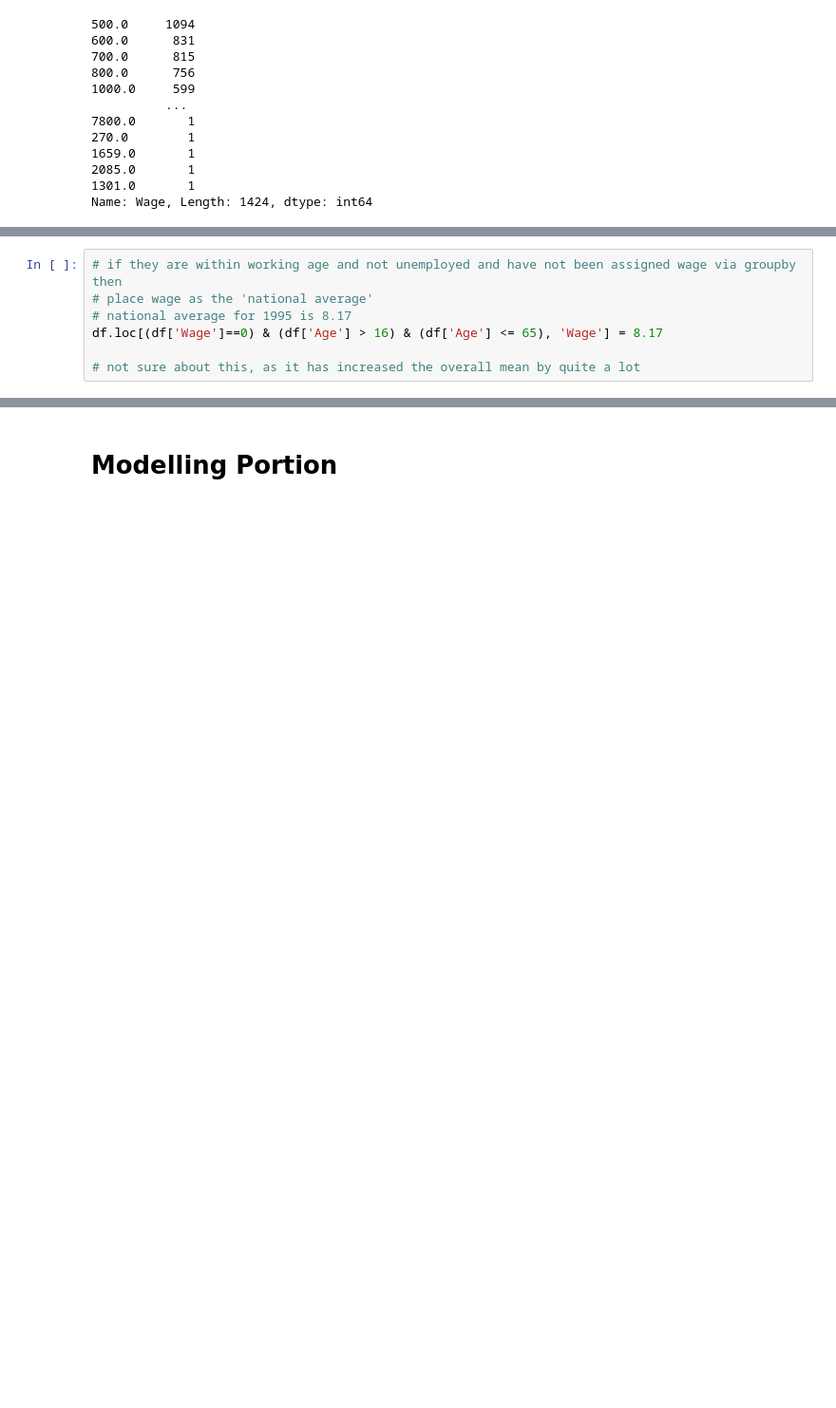
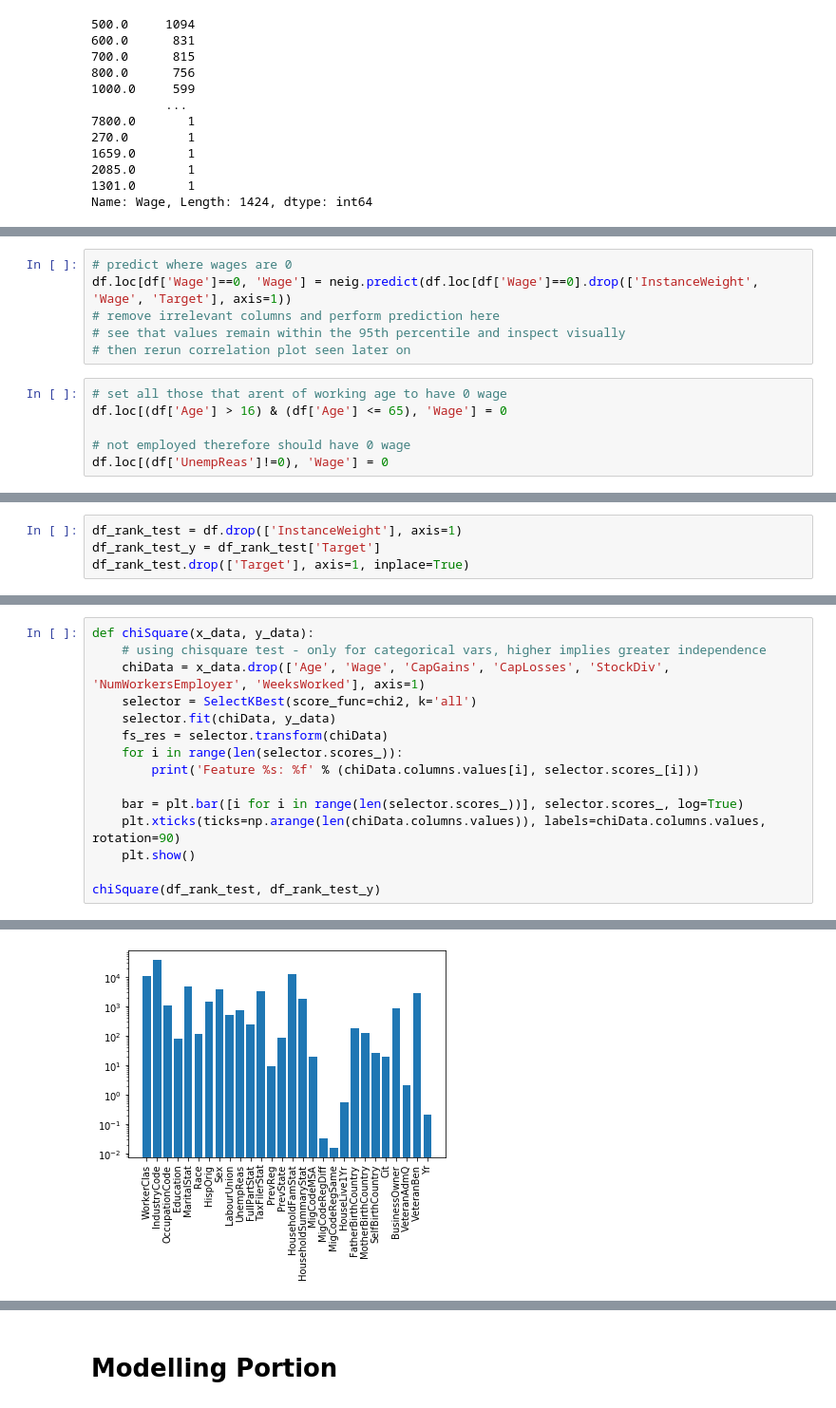
Before and after one commit to shaunmalti/Dataiku_Problem_2, a Jupyter notebook: Notebook.ipynb, the cells around one changed output, grey strips where cells are left out. Shown at 95% size. Cells and saved outputs as stored; diff of their text form; blank space fills up the shorter version.

Commit message:
wage changes

```diff
--- a/Notebook.ipynb
+++ b/Notebook.ipynb
@@ -687 +754,13 @@ df['Wage'] = df['Wage'].transform(lambda x: x.fillna(0))
+# %%
+# predict where wages are 0
+df.loc[df['Wage']==0, 'Wage'] = neig.predict(df.loc[df['Wage']==0].drop(['InstanceWeight', 'Wage', 'Target'], axis=1))
+# remove irrelevant columns and perform prediction here
+# see that values remain within the 95th percentile and inspect visually
+# then rerun correlation plot seen later on
+# %%
+# set all those that arent of working age to have 0 wage
+df.loc[(df['Age'] > 16) & (df['Age'] <= 65), 'Wage'] = 0
+
+# not employed therefore should have 0 wage
+df.loc[(df['UnempReas']!=0), 'Wage'] = 0
 # %%
@@ -703,10 +776,3 @@ df
-# %%
-# if they are within working age and not unemployed and have not been assigned wage via groupby then
-# place wage as the 'national average'
-# national average for 1995 is 8.17
-df.loc[(df['Wage']==0) & (df['Age'] > 16) & (df['Age'] <= 65), 'Wage'] = 8.17
-
-# not sure about this, as it has increased the overall mean by quite a lot
 # %%
 df_new_y = df['Target']
 df_new = df.drop(['Target', 'InstanceWeight'], axis=1)
@@ -732,0 +782,4 @@ Early stopping, best iteration is:
+# %%
+df_rank_test = df.drop(['InstanceWeight'], axis=1)
+df_rank_test_y = df_rank_test['Target']
+df_rank_test.drop(['Target'], axis=1, inplace=True)
@@ -732,0 +827,16 @@ Early stopping, best iteration is:
+# %%
+def chiSquare(x_data, y_data):
+    # using chisquare test - only for categorical vars, higher implies greater independence
+    chiData = x_data.drop(['Age', 'Wage', 'CapGains', 'CapLosses', 'StockDiv', 'NumWorkersEmployer', 'WeeksWorked'], axis=1)
+    selector = SelectKBest(score_func=chi2, k='all')
+    selector.fit(chiData, y_data)
+    fs_res = selector.transform(chiData)
+    for i in range(len(selector.scores_)):
+        print('Feature %s: %f' % (chiData.columns.values[i], selector.scores_[i]))
+
+    bar = plt.bar([i for i in range(len(selector.scores_))], selector.scores_, log=True)
+    plt.xticks(ticks=np.arange(len(chiData.columns.values)), labels=chiData.columns.values, rotation=90)
+    plt.show()
+
+chiSquare(df_rank_test, df_rank_test_y)
+# %% [output]
@@ -732,0 +860 @@ Early stopping, best iteration is:
+[figure, added]
```
Also changed, not shown: parts of 18 cells of this notebook.
